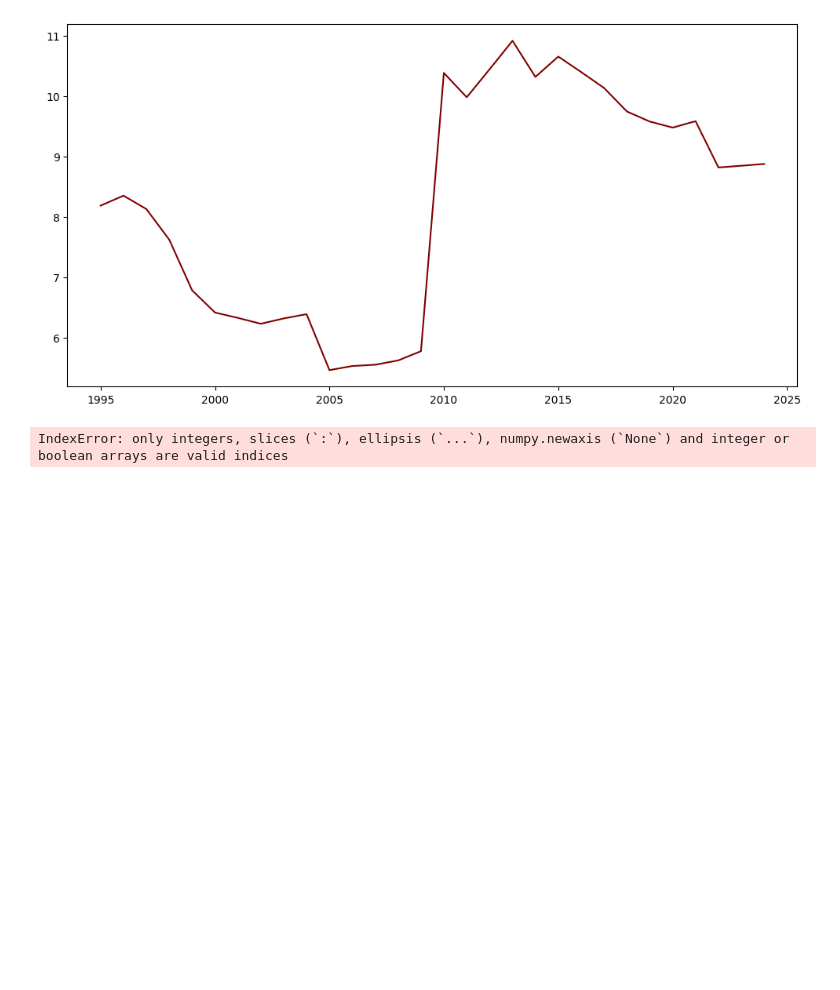
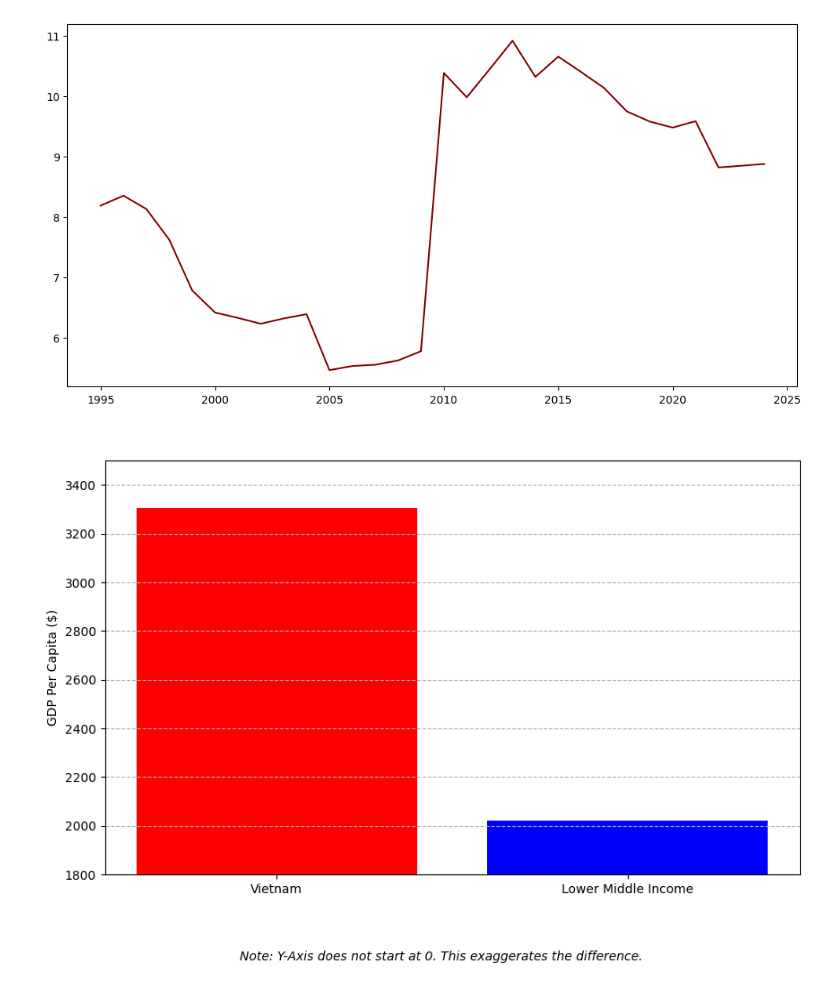
Before and after one commit to ddoneu/ECON3916-Statistical-Machine-Learning, a Jupyter notebook: Lab3 / Lab3 WBGAPI Visualization.ipynb, the cells around one changed output. Cells and saved outputs as stored; diff of their text form; code cells hidden in the pictures; blank space fills up the shorter version.

```diff
--- a/Lab3 / Lab3 WBGAPI Visualization.ipynb
+++ b/Lab3 / Lab3 WBGAPI Visualization.ipynb
@@ -158,26 +159,26 @@ plt.show()
 # %%
 # THE UGLY CHART
 # Setup snapshot data for the latest available year
 snapshot_year = 2020
-vnm_val = df.loc[df_vnm['GDP_Per_Capita_Const'], ('VNM', 'GDP_Per_Capita_Const')]
-lmc_val = df.loc[df_vnm['GDP_Per_Capita_Const'], ('LMC', 'GDP_Per_Capita_Const')]
+vnm_val = df.loc[snapshot_year, ('VNM', 'GDP_Per_Capita_Const')]
+lmc_val = df.loc[snapshot_year, ('LMC', 'GDP_Per_Capita_Const')]
 
 values = [vnm_val, lmc_val]
 labels = ['Vietnam', 'Lower Middle Income']
 
 plt.figure(figsize=(10, 6))
 bars = plt.bar(labels, values, color=['red', 'blue'])
 
-plt.ylim(4000, 11500)
+plt.ylim(1800, 3500)
 
-plt.title('THE UGLY: Vietnam Economy Dwarfed by Peers! (Truncated)', fontsize=16, fontweight='bold', color='darkred')
+plt.title('THE UGLY: Vietnam Economy Dwarfed by Peers! (Truncated)', fontsize=16, fontweight='bold', color='white')
 plt.ylabel('GDP Per Capita ($)')
 plt.grid(axis='y', linestyle='--')
 plt.figtext(0.5, -0.05, "Note: Y-Axis does not start at 0. This exaggerates the difference.", ha="center", style='italic')
 
 plt.show()
 # %% [output]
-IndexError: only integers, slices (`:`), ellipsis (`...`), numpy.newaxis (`None`) and integer or boolean arrays are valid indices
+[figure, added]
 # %%
 # CELL 9: THE BAD CHART
 plt.figure(figsize=(8, 8))
```
Also changed, not shown: parts of 12 cells of this notebook.
